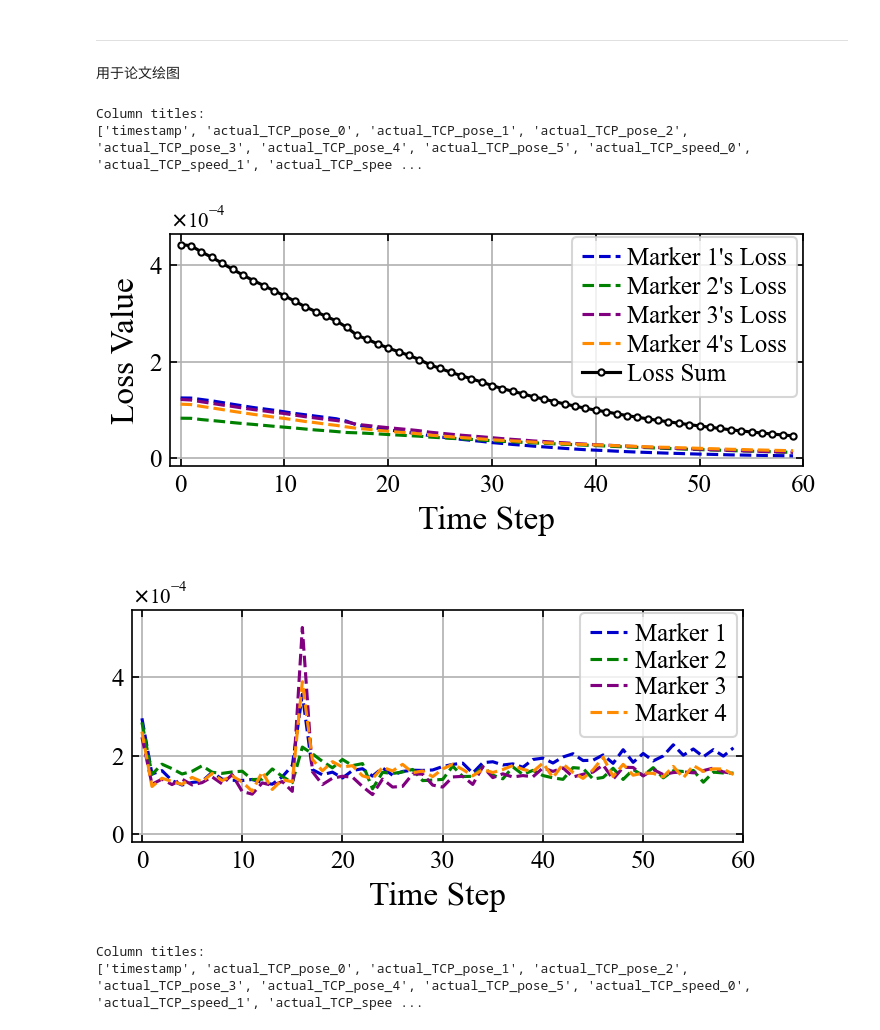
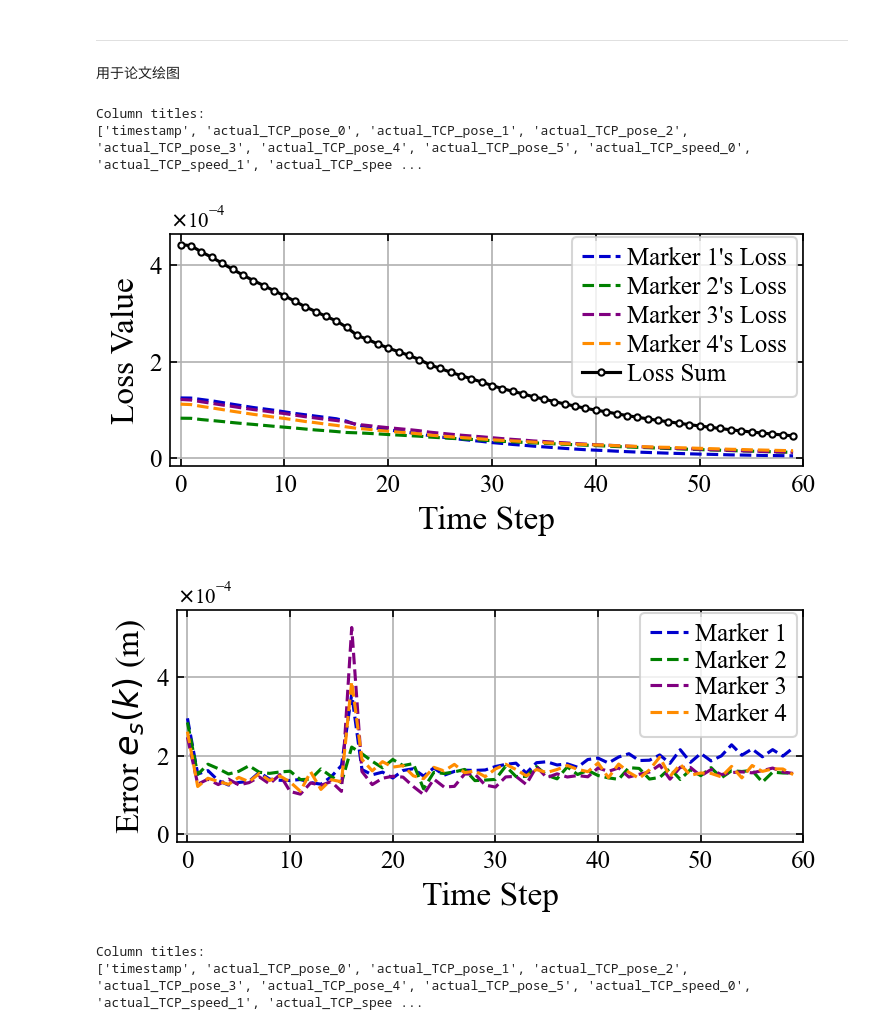
Before and after one commit to yang-si-hang/paper-2023, a Jupyter notebook: Test branch/RobotCon/DataAnalyse/20240905-Pattern control/Pattern_adaptive.ipynb, the cells around one changed output. Cells and saved outputs as stored; diff of their text form; code cells hidden in the pictures.

```diff
--- a/Test branch/RobotCon/DataAnalyse/20240905-Pattern control/Pattern_adaptive.ipynb
+++ b/Test branch/RobotCon/DataAnalyse/20240905-Pattern control/Pattern_adaptive.ipynb
@@ -429,36 +429,36 @@ axs_loss.legend(handlelength=1.5, handletextpad=0.3, labelspacing=0.2, loc='uppe
 plt.tight_layout()
 fig_loss.savefig('exp-servo-success-loss.svg', transparent=True, dpi=300, bbox_inches='tight')
 
-fig_feature_err = plt.figure(figsize=(4.6, 2.5), dpi=150)
+fig_feature_err = plt.figure(figsize=(5, 2.5), dpi=150)
 gs = GridSpec(1, 1, figure=fig_feature_err)
 axs_error = fig_feature_err.add_subplot(gs[0, :])
 
 feature_error = np.zeros((plot_step_num, POINTS_NUM))
 for idx in range(POINTS_NUM):
     feature_error[:, idx] = np.linalg.norm(ja_error[1:plot_step_num+1, 2*idx:2*(idx+1)], axis=1)
 
 axs_error.plot(feature_error[:, 0], marker='', markerfacecolor='white', linestyle='--', color='mediumblue', label='Marker 1')
 axs_error.plot(feature_error[:, 1], marker='', markerfacecolor='white', linestyle='--', color='green', label='Marker 2')
 axs_error.plot(feature_error[:, 2], marker='', markerfacecolor='white', linestyle='--', color='purple', label='Marker 3')
 axs_error.plot(feature_error[:, 3], marker='', markerfacecolor='white', linestyle='--', color='darkorange', label='Marker 4')
 # axs_error.set_title('Feature Vector Change Error of Model Method', fontsize=16, fontname='Times New Roman')
 axs_error.set_xlabel('Time Step', fontsize=16, fontname='Times New Roman')
-# axs_error.set_ylabel('Error $e_s(k)$ (m)', fontsize=16, fontname='Times New Roman')
+axs_error.set_ylabel('Error $e_s(k)$ (m)', fontsize=16, fontname='Times New Roman')
 axs_error.xaxis.set_major_locator(MultipleLocator(10))
 axs_error.set_xlim([-1, plot_step_num])
 axs_error.set_ylim([-0.2e-4, 5.7e-4])
 axs_error.ticklabel_format(axis='y', style='sci', scilimits=(-1, 1), useLocale=False, useMathText=True)
 axs_error.tick_params(axis='both', labelsize=12, direction='in', top=True, right=True)
 axs_error.grid(True)
 axs_error.legend(handlelength=1.5, handletextpad=0.3, labelspacing=0.1, loc='upper right', fontsize=12, bbox_to_anchor=(1.01, 1.04), bbox_transform=axs_error.transAxes)
 
 plt.tight_layout()
 fig_feature_err.savefig('exp-servo-success-err.svg', transparent=True, dpi=300, bbox_inches='tight')
 # %% [output]
 Column titles:
 ['timestamp', 'actual_TCP_pose_0', 'actual_TCP_pose_1', 'actual_TCP_pose_2', 'actual_TCP_pose_3', 'actual_TCP_pose_4', 'actual_TCP_pose_5', 'actual_TCP_speed_0', 'actual_TCP_speed_1', 'actual_TCP_spee ...
 [figure]
-[figure, old version]
+[figure, new version]
 # %%
 f_error = np.mean(feature_error, axis=0)
 # %%
```
